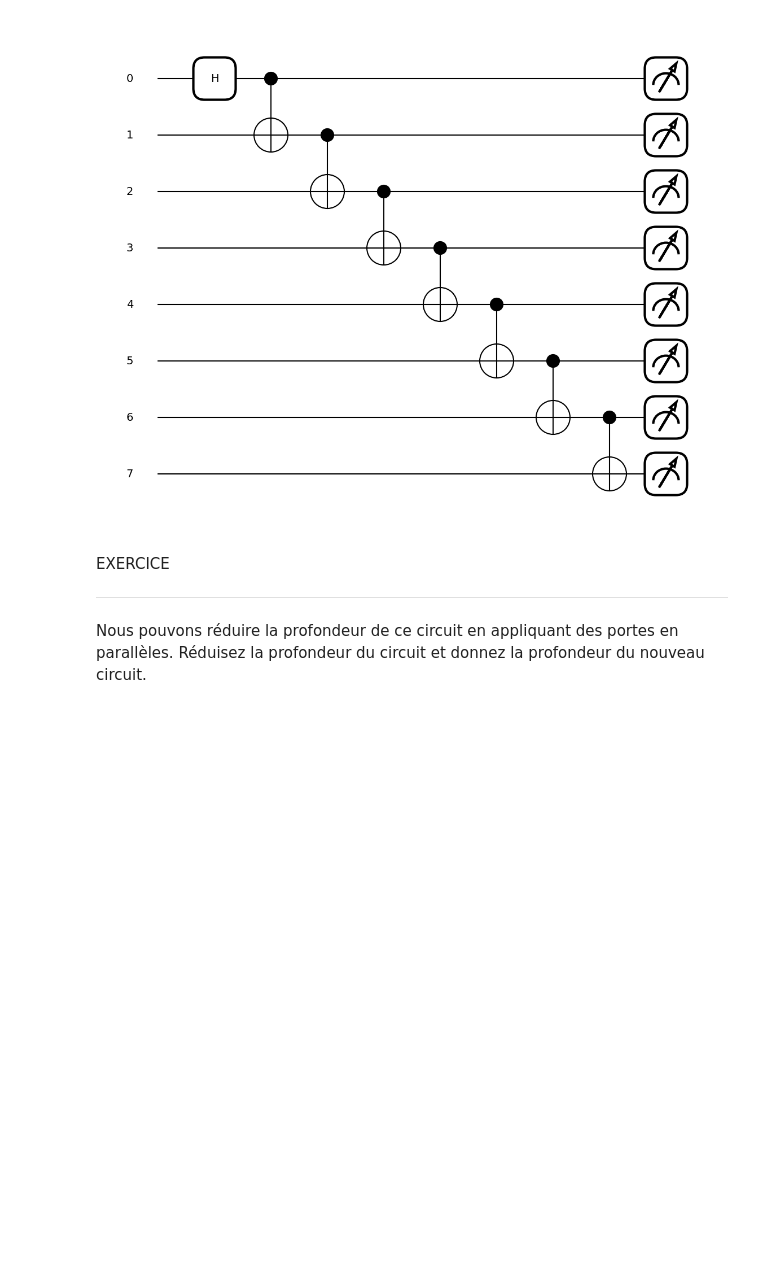
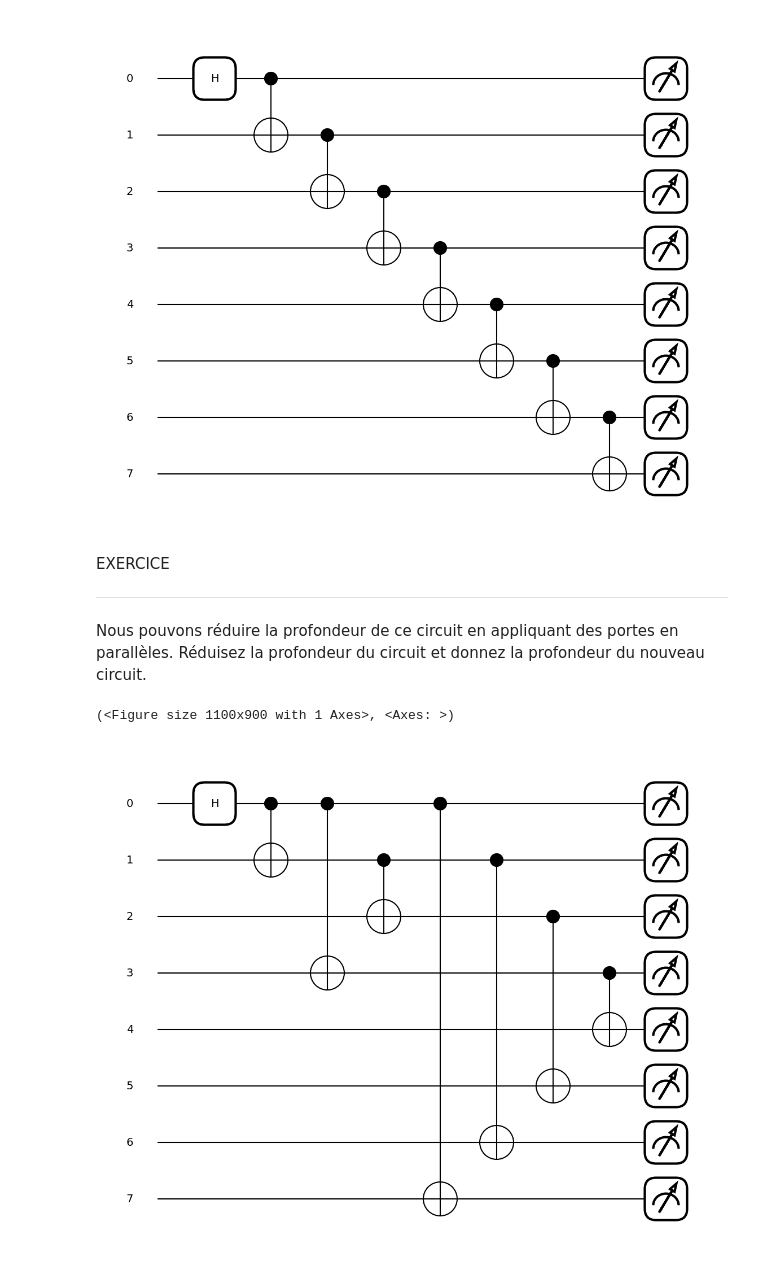
Before and after one commit to SamarShabanCS/ciq102-introduction-pennylane, a Jupyter notebook: Français/reduction_profondeur.ipynb, the cells around one changed output. Cells and saved outputs as stored; diff of their text form; code cells hidden in the pictures; blank space fills up the shorter version.

```diff
--- a/Français/reduction_profondeur.ipynb
+++ b/Français/reduction_profondeur.ipynb
@@ -65,8 +65,16 @@ Nous pouvons réduire la profondeur de ce circuit en appliquant des portes en pa
 # %%
 @qml.qnode(dev)
 def reduced_circuit(n_qubits):
+    qml.Hadamard(wires = 0)
+    for n in [2, 4, 8]:
+      for i in range(n//2):
+        qml.CNOT(wires = [i, n - i - 1])
+    return qml.state()
 #####YOUR CODE HERE##############
     return qml.state()
 # %%
 #Pour visualiser le circuit
-qml.draw_mpl(reduced_circuit)(n_qubits)
+qml.draw_mpl(reduced_circuit, show_all_wires=True)(n_qubits)
+# %% [output]
+(<Figure size 1100x900 with 1 Axes>, <Axes: >)
+[figure, added]
```
Also changed, not shown: 1 other file.
